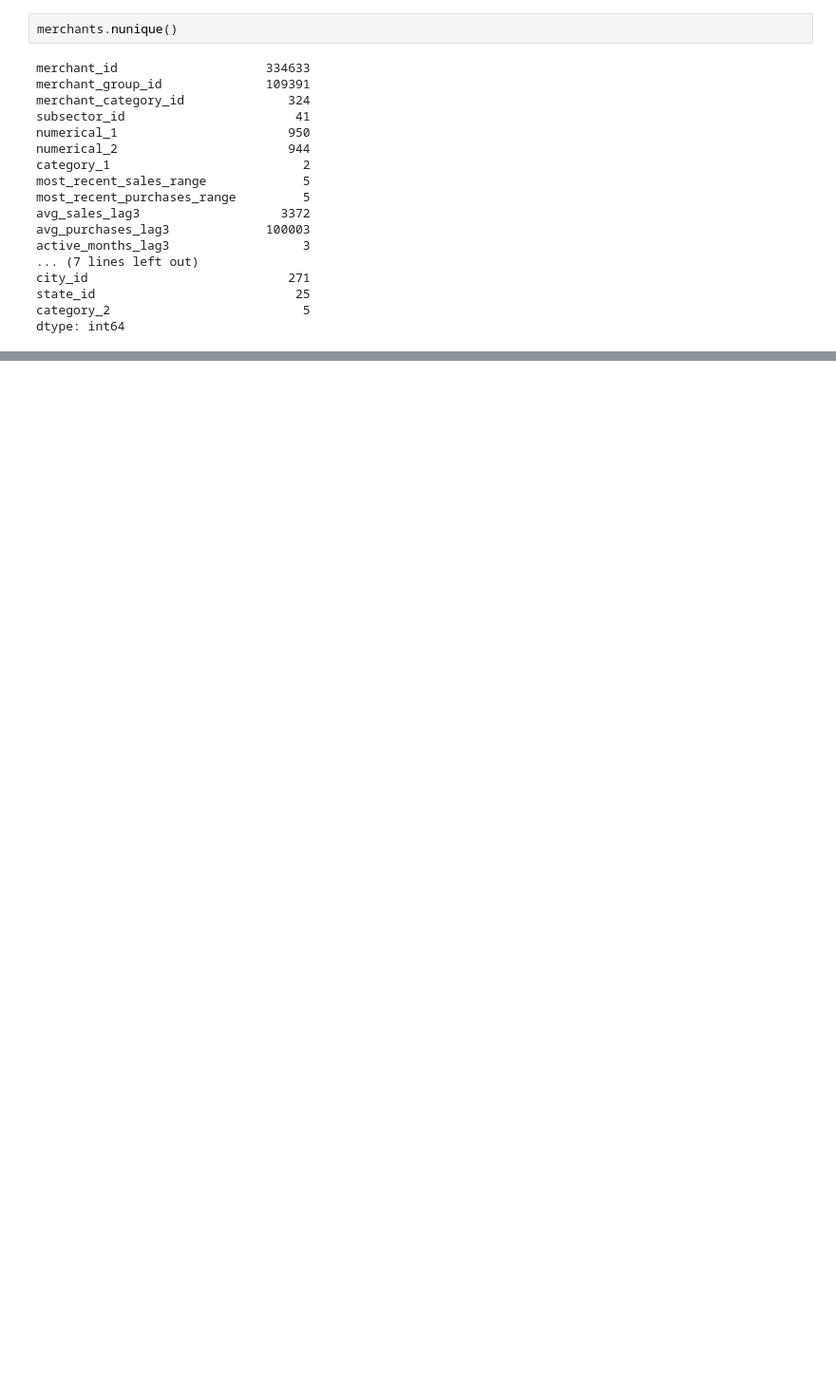
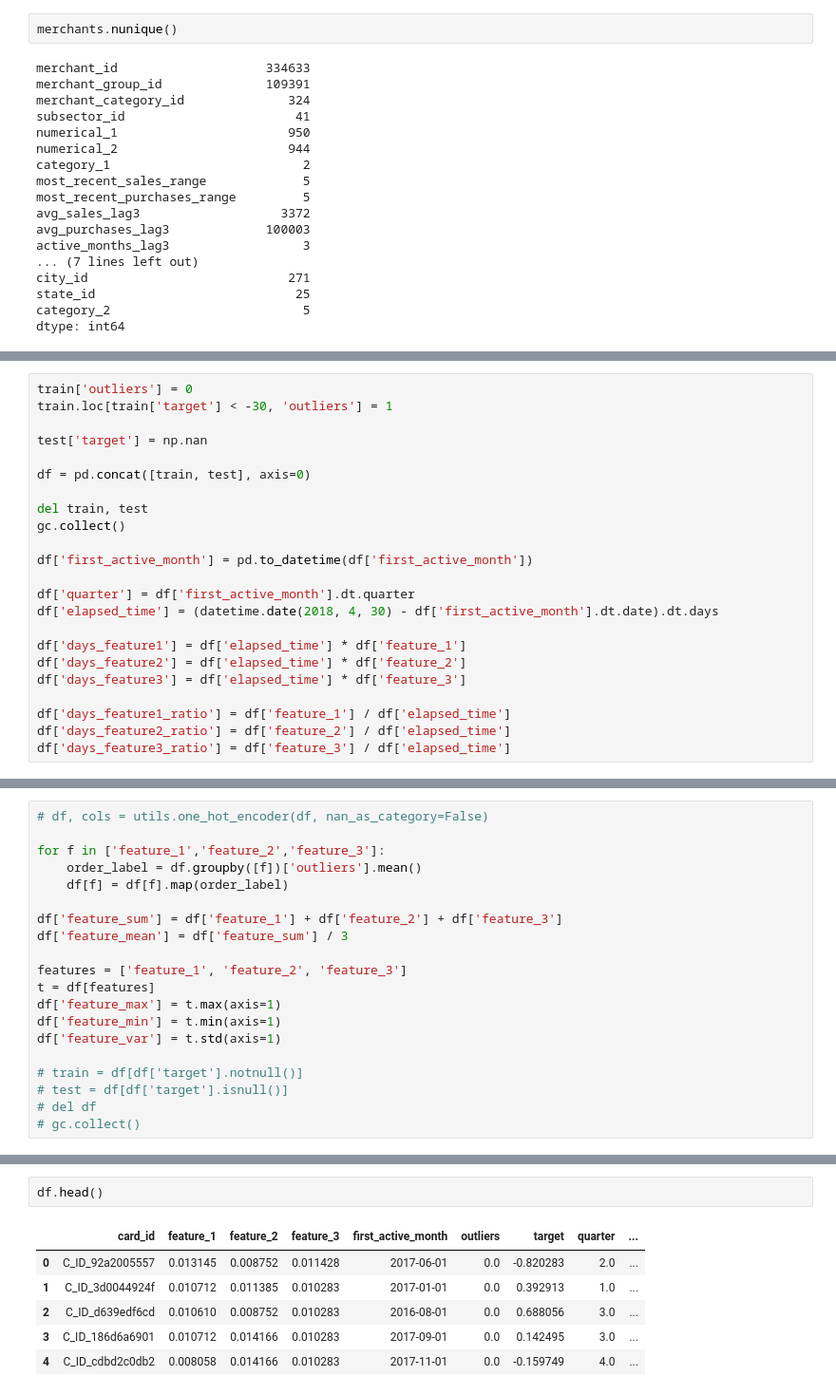
Before and after one commit to ishtos/elo, a Jupyter notebook: ipynb/EDA.ipynb, the cells around one changed output, grey strips where cells are left out. Shown at 95% size. Drawn from its saved outputs; the diff is of its cells as text; blank space fills up the shorter version.

```diff
--- a/ipynb/EDA.ipynb
+++ b/ipynb/EDA.ipynb
@@ -139,0 +523,23 @@ dtype: int64
+# %%
+train['outliers'] = 0
+train.loc[train['target'] < -30, 'outliers'] = 1
+
+test['target'] = np.nan
+
+df = pd.concat([train, test], axis=0)
+
+del train, test
+gc.collect()
+
+df['first_active_month'] = pd.to_datetime(df['first_active_month'])
+
+df['quarter'] = df['first_active_month'].dt.quarter
+df['elapsed_time'] = (datetime.date(2018, 4, 30) - df['first_active_month'].dt.date).dt.days
+
+df['days_feature1'] = df['elapsed_time'] * df['feature_1']
+df['days_feature2'] = df['elapsed_time'] * df['feature_2']
+df['days_feature3'] = df['elapsed_time'] * df['feature_3']
+
+df['days_feature1_ratio'] = df['feature_1'] / df['elapsed_time']
+df['days_feature2_ratio'] = df['feature_2'] / df['elapsed_time']
+df['days_feature3_ratio'] = df['feature_3'] / df['elapsed_time']
@@ -139,0 +553,20 @@ dtype: int64
+# %%
+# df, cols = utils.one_hot_encoder(df, nan_as_category=False)
+
+for f in ['feature_1','feature_2','feature_3']:
+    order_label = df.groupby([f])['outliers'].mean()
+    df[f] = df[f].map(order_label)
+
+df['feature_sum'] = df['feature_1'] + df['feature_2'] + df['feature_3']
+df['feature_mean'] = df['feature_sum'] / 3
+
+features = ['feature_1', 'feature_2', 'feature_3']
+t = df[features]
+df['feature_max'] = t.max(axis=1)
+df['feature_min'] = t.min(axis=1)
+df['feature_var'] = t.std(axis=1)
+
+# train = df[df['target'].notnull()]
+# test = df[df['target'].isnull()]
+# del df
+# gc.collect()
@@ -139,0 +621,9 @@ dtype: int64
+# %%
+df.head()
+# %% [output]
+|  | card_id | feature_1 | feature_2 | feature_3 | first_active_month | outliers | target | quarter | ... |
+| 0 | C_ID_92a2005557 | 0.013145 | 0.008752 | 0.011428 | 2017-06-01 | 0.0 | -0.820283 | 2.0 | ... |
+| 1 | C_ID_3d0044924f | 0.010712 | 0.011385 | 0.010283 | 2017-01-01 | 0.0 | 0.392913 | 1.0 | ... |
+| 2 | C_ID_d639edf6cd | 0.010610 | 0.008752 | 0.010283 | 2016-08-01 | 0.0 | 0.688056 | 3.0 | ... |
+| 3 | C_ID_186d6a6901 | 0.010712 | 0.014166 | 0.010283 | 2017-09-01 | 0.0 | 0.142495 | 3.0 | ... |
+| 4 | C_ID_cdbd2c0db2 | 0.008058 | 0.014166 | 0.010283 | 2017-11-01 | 0.0 | -0.159749 | 4.0 | ... |
```
Also changed, not shown: parts of 75 cells of this notebook, 8 other files.
